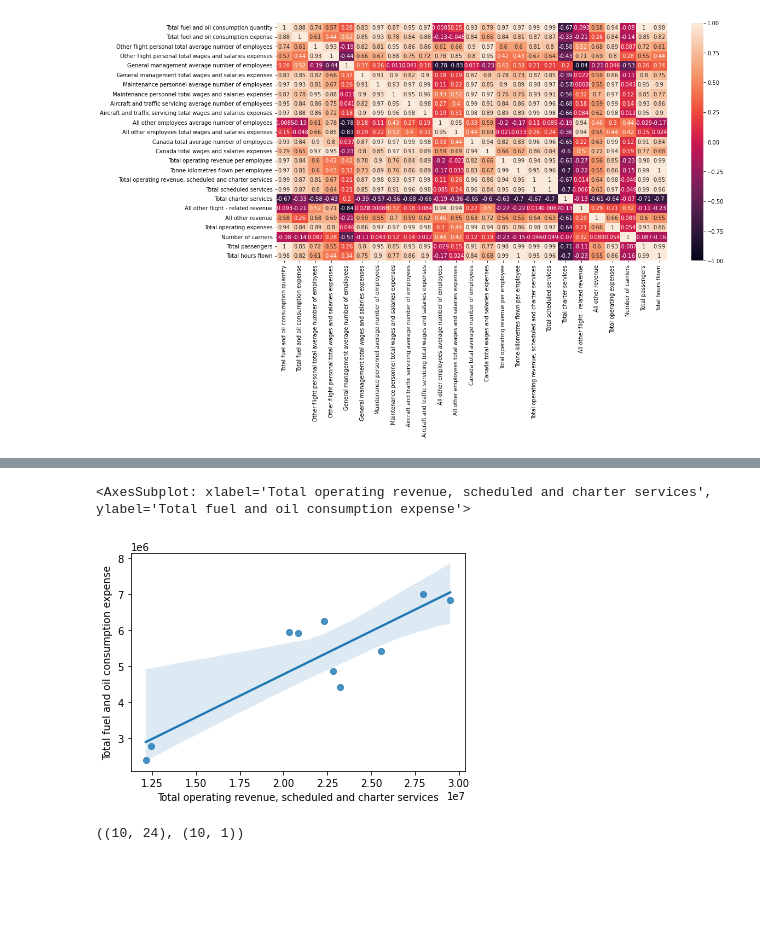
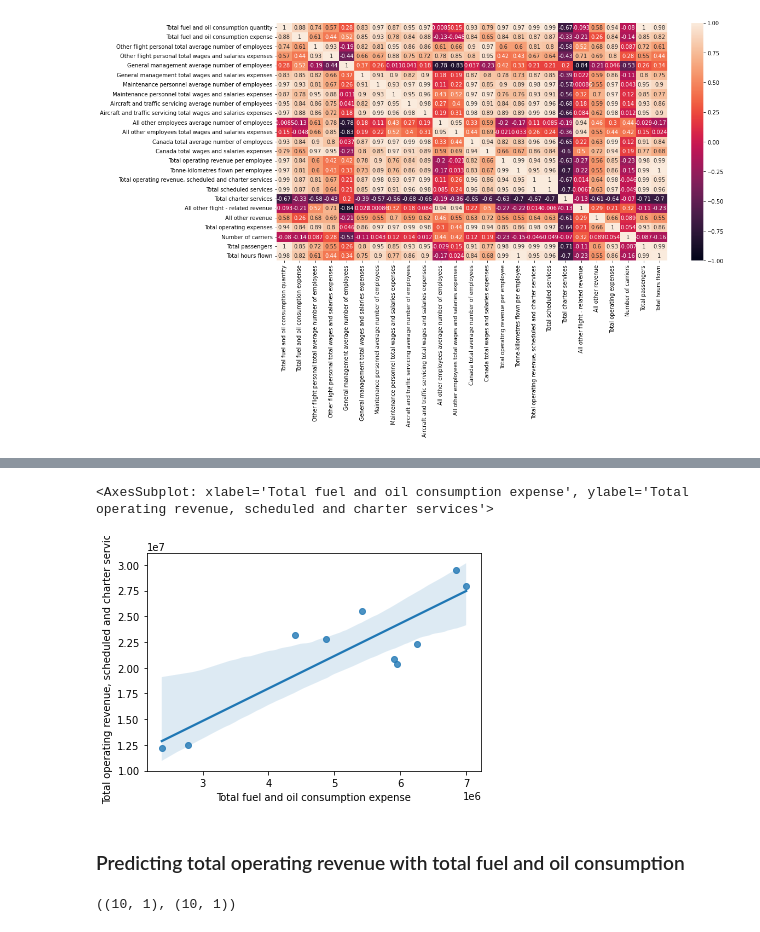
Before and after one commit to AustinPerea/Capstone-EDA, a Jupyter notebook: Airline_Operating.ipynb, the cells around one changed output, grey strips where cells are left out. Saved outputs shown, nothing was run; the diff lists cells and outputs as text; code cells hidden in the pictures; blank space fills up the shorter version.

```diff
--- a/Airline_Operating.ipynb
+++ b/Airline_Operating.ipynb
@@ -153,13 +158,15 @@ sns.pairplot(df)
 # %%
-sns.regplot(data=df, x='Total operating revenue, scheduled and charter services', y='Total fuel and oil consumption expense')
+sns.regplot(data=df, y='Total operating revenue, scheduled and charter services', x='Total fuel and oil consumption expense')
 # %% [output]
-<AxesSubplot: xlabel='Total operating revenue, scheduled and charter services', ylabel='Total fuel and oil consumption expense'>
+<AxesSubplot: xlabel='Total fuel and oil consumption expense', ylabel='Total operating revenue, scheduled and charter services'>
-[figure, old version]
+[figure, new version]
+# %% [markdown]
+<h3>Predicting total operating revenue with total fuel and oil consumption </h3>
 # %%
 y = np.array(df["Total operating revenue, scheduled and charter services"]).reshape(-1,1)
-X = np.array(df.drop(columns={"Total operating revenue, scheduled and charter services"}))
+X = np.array(df["Total fuel and oil consumption expense"]).reshape(-1,1)
 
 X.shape, y.shape
 # %% [output]
-((10, 24), (10, 1))
+((10, 1), (10, 1))
 # %%
```
Also changed, not shown: parts of 12 cells of this notebook.
